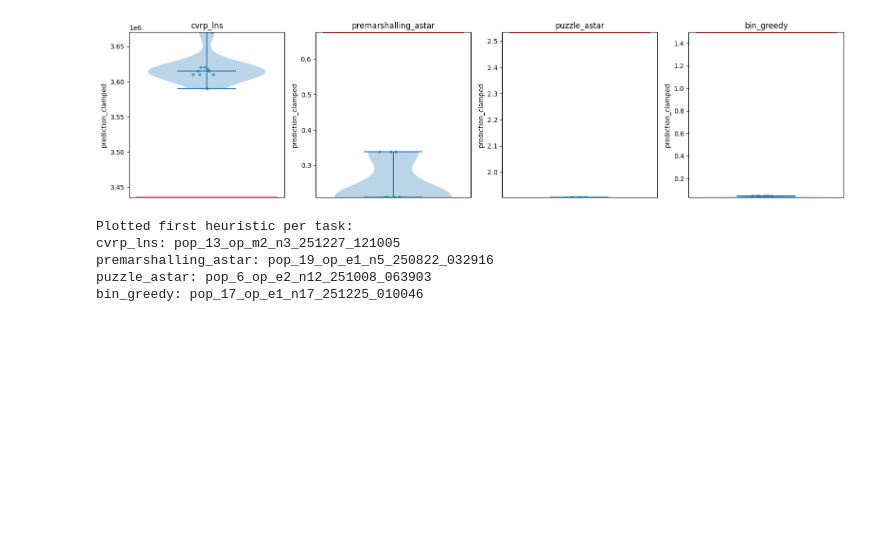
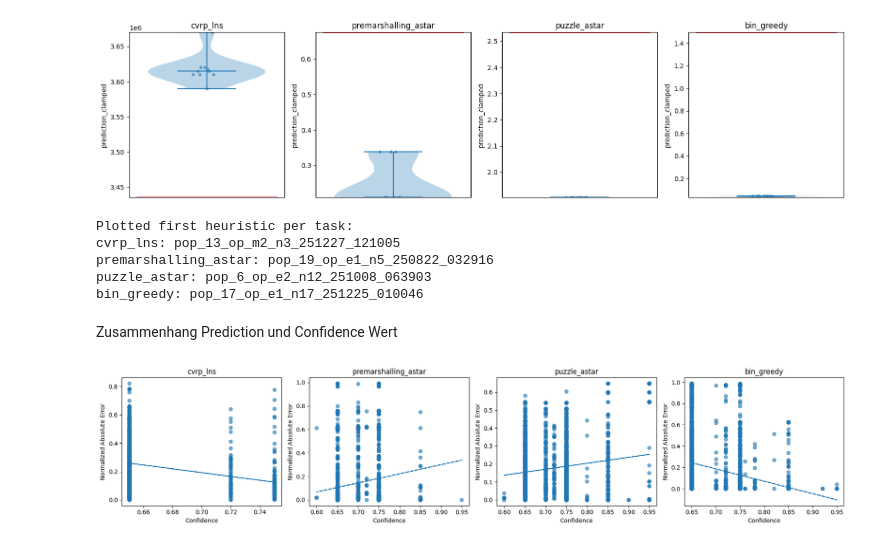
Before and after one commit to rahim931/ppp-performance-prediction, a Jupyter notebook: notebooks/Emirhan/PPP_DeepSeek.ipynb, the cells around one changed output. Saved outputs shown, nothing was run; the diff lists cells and outputs as text; code cells hidden in the pictures; blank space fills up the shorter version.

```diff
--- a/notebooks/Emirhan/PPP_DeepSeek.ipynb
+++ b/notebooks/Emirhan/PPP_DeepSeek.ipynb
@@ -759,3 +748,82 @@ cvrp_lns: pop_13_op_m2_n3_251227_121005
 premarshalling_astar: pop_19_op_e1_n5_250822_032916
 puzzle_astar: pop_6_op_e2_n12_251008_063903
 bin_greedy: pop_17_op_e1_n17_251225_010046
+# %% [markdown]
+Zusammenhang Prediction und Confidence Wert
+# %%
+import pandas as pd
+import numpy as np
+import matplotlib.pyplot as plt
+from scipy.stats import pearsonr, spearmanr
+
+# ---------------- CONFIG ----------------
+CSV_PATH = REPO_ROOT / "data" / "outputs" / "ppp_global" / "ppp_results_deepseek_k5.csv"
+
+TASK_ORDER = ["cvrp_lns", "premarshalling_astar", "puzzle_astar", "bin_greedy"]
+
+FIG_W = 18      # <-- Gesamtbreite anpassen
+FIG_H = 4       # <-- Höhe anpassen
+POINT_ALPHA = 0.6
+
+# ---------------- LOAD ----------------
+df = pd.read_csv(CSV_PATH)
+df = df.dropna(subset=["prediction", "objective", "confidence"]).copy()
+
+df["abs_error"] = (df["prediction"] - df["objective"]).abs()
+
+# ---------------- Normalisierung pro Task ----------------
+task_ranges = df.groupby("raw_app_type")["objective"].agg(["min","max"])
+task_ranges["range"] = task_ranges["max"] - task_ranges["min"]
+
+df = df.merge(task_ranges["range"], left_on="raw_app_type", right_index=True)
+df["norm_error"] = df["abs_error"] / df["range"]
+
+# ---------------- PLOT ----------------
+fig, axes = plt.subplots(1, 4, figsize=(FIG_W, FIG_H))
+
+correlation_results = []
+
+for ax, task in zip(axes, TASK_ORDER):
+
+    df_task = df[df["raw_app_type"] == task].copy()
+
+    if df_task.empty:
+        ax.set_title(f"{task}\n(no data)")
+        ax.axis("off")
+        continue
+
+    x = df_task["confidence"].values
+    y = df_task["norm_error"].values
+
+    ax.scatter(x, y, alpha=POINT_ALPHA)
+
+    # Trendlinie (optional aber sinnvoll)
+    if len(x) > 1:
+        z = np.polyfit(x, y, 1)
+        p = np.poly1d(z)
+        ax.plot(x, p(x), linestyle="--")
+
+        pearson_r, _ = pearsonr(x, y)
+        spearman_r, _ = spearmanr(x, y)
+    else:
+        pearson_r = np.nan
+        spearman_r = np.nan
+
+    correlation_results.append({
+        "task": task,
+        "pearson": pearson_r,
+        "spearman": spearman_r
+    })
+
+    ax.set_title(task)
+    ax.set_xlabel("Confidence")
+    ax.set_ylabel("Normalized Absolute Error")
+
+plt.tight_layout()
+plt.show()
+
+# ---------------- PRINT CORRELATIONS ----------------
+corr_df = pd.DataFrame(correlation_results)
+display(corr_df)
+# %% [output]
+[figure, added]
```
Also changed, not shown: parts of 4 cells of this notebook.
